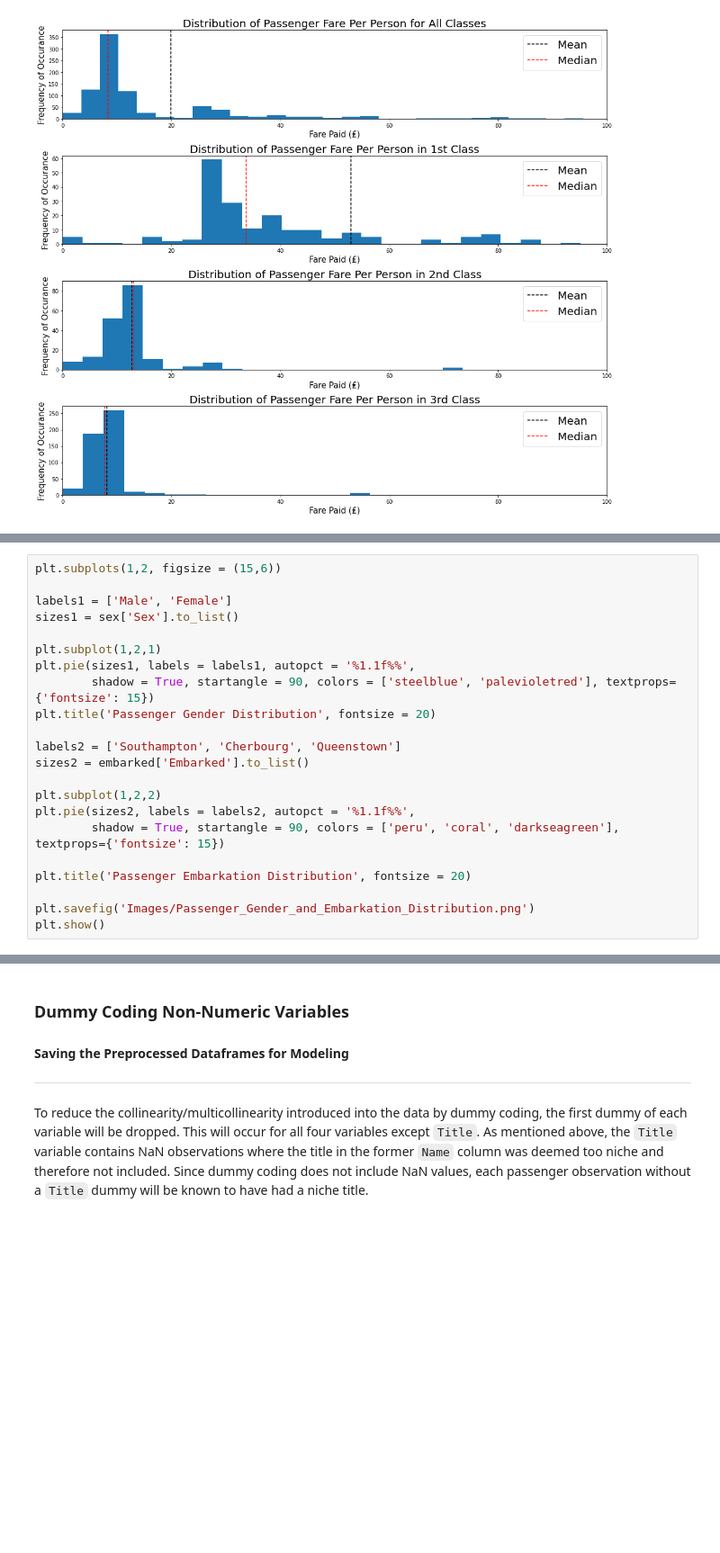
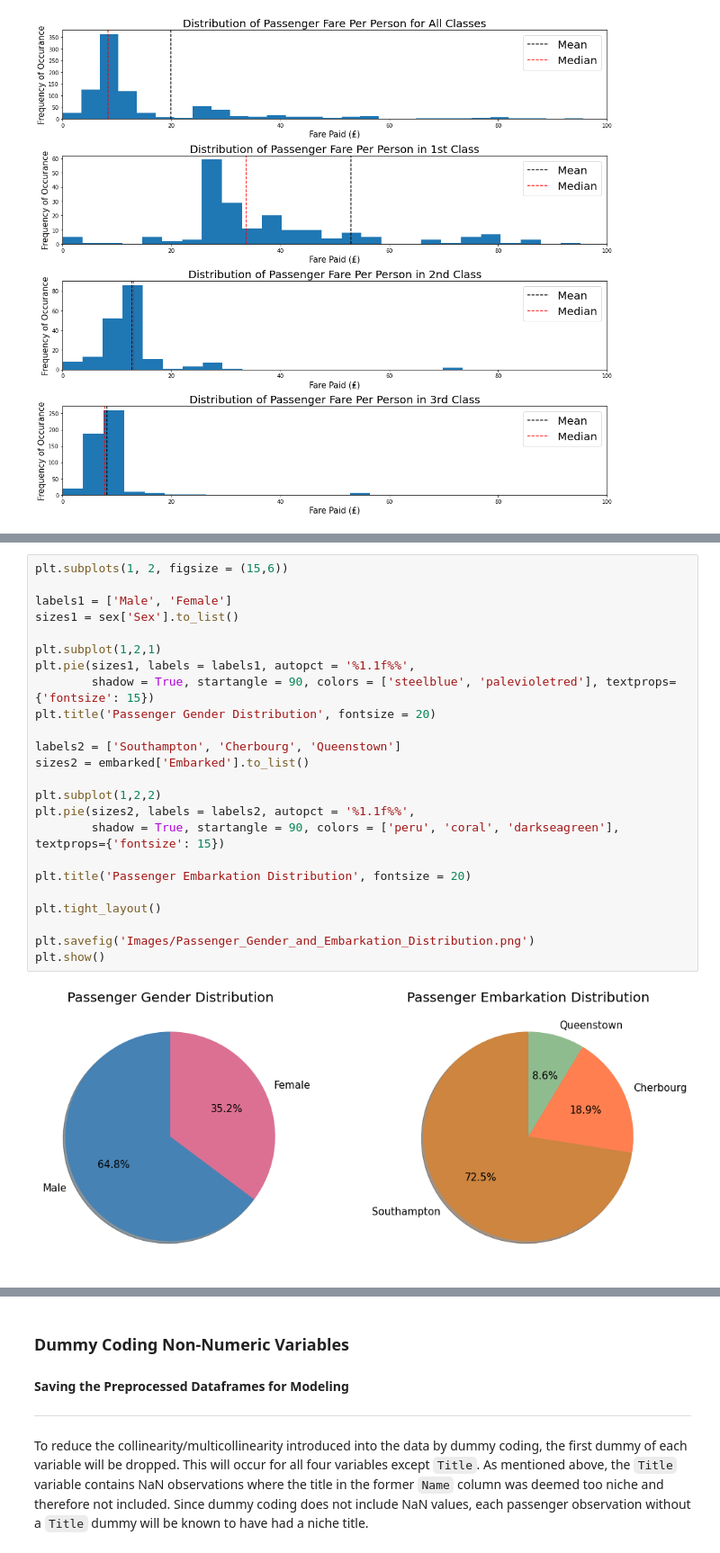
Before and after one commit to ddiston/Kaggle_Titanic, a Jupyter notebook: 01-Titanic_Preprocessing.ipynb, the cells around one changed output, grey strips where cells are left out. Shown at 90% size. Saved outputs shown, nothing was run; the diff lists cells and outputs as text; blank space fills up the shorter version.

```diff
--- a/01-Titanic_Preprocessing.ipynb
+++ b/01-Titanic_Preprocessing.ipynb
@@ -1118,25 +1162,29 @@ embarked
 # %%
-plt.subplots(1,2, figsize = (15,6))
+plt.subplots(1, 2, figsize = (15,6))
 
 labels1 = ['Male', 'Female']
 sizes1 = sex['Sex'].to_list()
 
 plt.subplot(1,2,1)
 plt.pie(sizes1, labels = labels1, autopct = '%1.1f%%',
         shadow = True, startangle = 90, colors = ['steelblue', 'palevioletred'], textprops={'fontsize': 15})
 plt.title('Passenger Gender Distribution', fontsize = 20)
 
 labels2 = ['Southampton', 'Cherbourg', 'Queenstown']
 sizes2 = embarked['Embarked'].to_list()
 
 plt.subplot(1,2,2)
 plt.pie(sizes2, labels = labels2, autopct = '%1.1f%%',
         shadow = True, startangle = 90, colors = ['peru', 'coral', 'darkseagreen'], textprops={'fontsize': 15})
 
 plt.title('Passenger Embarkation Distribution', fontsize = 20)
 
+plt.tight_layout()
+
 plt.savefig('Images/Passenger_Gender_and_Embarkation_Distribution.png')
 plt.show()
+# %% [output]
+[figure, added]
 # %%
 group_list = ['Survived', 'Age', 'FamilySize', 'Fare']
 
```
Also changed, not shown: parts of 19 cells of this notebook.
